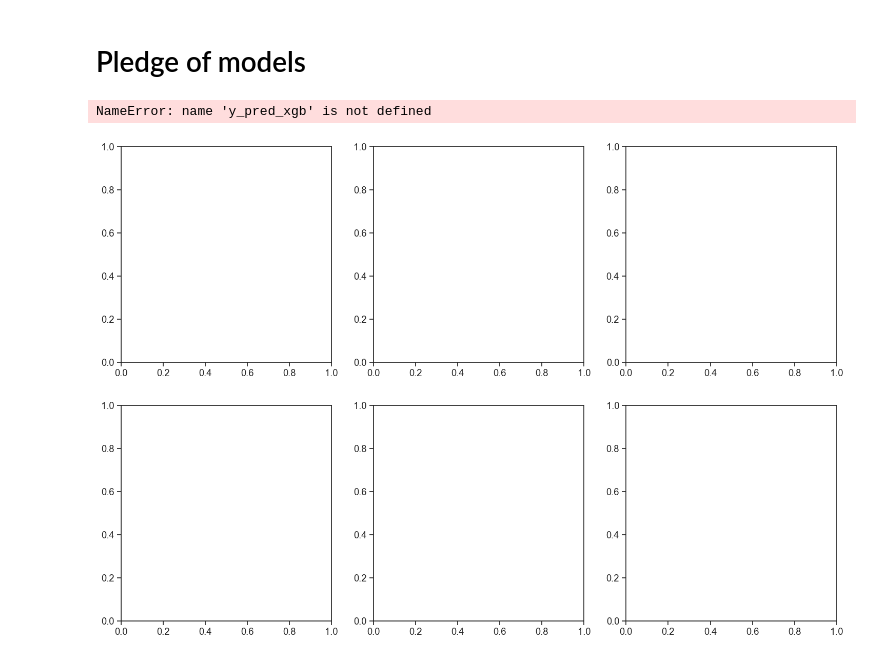
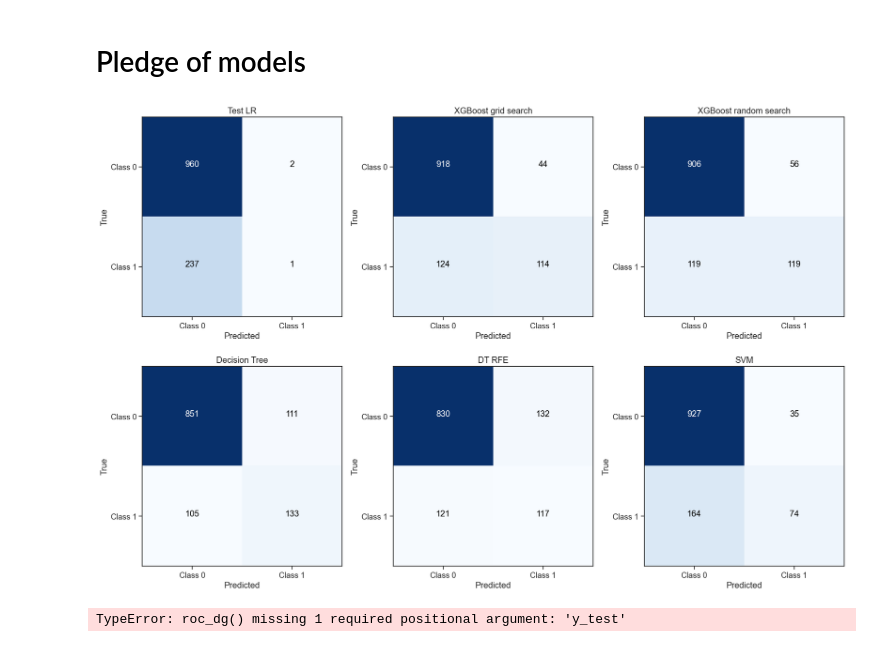
Before and after one commit to Bartoszcz28/Gym_Subscription, a Jupyter notebook: GymSubscription.ipynb, the cells around one changed output. Saved outputs shown, nothing was run; the diff lists cells and outputs as text; code cells hidden in the pictures.

```diff
--- a/GymSubscription.ipynb
+++ b/GymSubscription.ipynb
@@ -844,17 +844,17 @@ grid_search.fit(X_train_one, y_train)
 
 # Get the best hyperparameters and best model
 best_params = grid_search.best_params_
-best_model = grid_search.best_estimator_
+best_model_g = grid_search.best_estimator_
 
 # Making predictions on test data using the best model
-y_pred_xgb_s = best_model.predict(X_test_one)
+y_pred_xgb_g = best_model_g.predict(X_test_one)
 
 # Print the best hyperparameters
 print("Best Hyperparameters:", best_params)
 
 # Evaluation of classification results
-accuracy_xgb_s = accuracy_score(y_test, y_pred_xgb_s)
-print("Accuracy: %.2f%%" % (accuracy_xgb_s * 100.0))
+accuracy_xgb_g = accuracy_score(y_test, y_pred_xgb_g)
+print("Accuracy: %.2f%%" % (accuracy_xgb_g * 100.0))
 # %% [output]
 Best Hyperparameters: {'eta': 0.1, 'eval_metric': 'merror', 'max_depth': 3, 'num_class': 2}
 Accuracy: 85.42%
@@ -895,10 +903,10 @@ random_search = RandomizedSearchCV(
 random_search.fit(X_train_one, y_train)
 
 # Get the best model from RandomizedSearchCV
-best_xgb_model = random_search.best_estimator_
+best_model_r = random_search.best_estimator_
 
 # Make predictions on test data using the best model
-y_pred_xgb_r = best_xgb_model.predict(X_test_one)
+y_pred_xgb_r = best_model_r.predict(X_test_one)
 
 # Print the best parameters and the accuracy of the best model
 print("Best Parameters:", random_search.best_params_)
@@ -1013,37 +1021,36 @@ def matric_cf(ax, y_test, y_pred, title):
     ax.set_xticklabels(classes)
     ax.set_yticklabels(classes)
 
     ax.set_xlabel('Predicted')
     ax.set_ylabel('True')
 
     for i in range(len(classes)):
         for j in range(len(classes)):
             ax.text(j, i, str(cm[i, j]),
                     horizontalalignment="center",
                     color="white" if cm[i, j] > cm.max() / 2. else "black")
 
 # Create subplots and display confusion matrix in 3x2 layout
 fig, axes = plt.subplots(2, 3, figsize=(18, 12))
 axes = axes.flatten()  # Flattening the subplot array
 
 # List of titles
-titles = ['Test LR', 'XGBoost', 'Decision Tree', 'DT RFE', 'SVM']
+titles = ['Test LR', 'XGBoost grid search', 'XGBoost random search', 'Decision Tree', 'DT RFE', 'SVM']
 
 # List of prediction results
-y_preds = [y_pred_test_lr, y_pred_xgb, y_pred_dt, y_pred_dt_rfe, y_pred_svm]
+y_preds = [y_pred_test_lr, y_pred_xgb_r, y_pred_xgb_g, y_pred_dt, y_pred_dt_rfe, y_pred_svm]
 
 # Display confusion matrix in each subplot
 try:
     for i, ax in enumerate(axes):
         matric_cf(ax, y_test, y_preds[i], titles[i])
 except:
     pass
 
 plt.tight_layout()
 plt.show()
 # %% [output]
-NameError: name 'y_pred_xgb' is not defined
-[figure, old version]
+[figure, new version]
 # %%
 import numpy as np
 import matplotlib.pyplot as plt
@@ -1090,5 +1097,7 @@ for i, ax in enumerate(axes):
 
 plt.tight_layout()
 plt.show()
+# %% [output]
+TypeError: roc_dg() missing 1 required positional argument: 'y_test'
 # %%
 y_test
```
Also changed, not shown: parts of 5 cells of this notebook.
